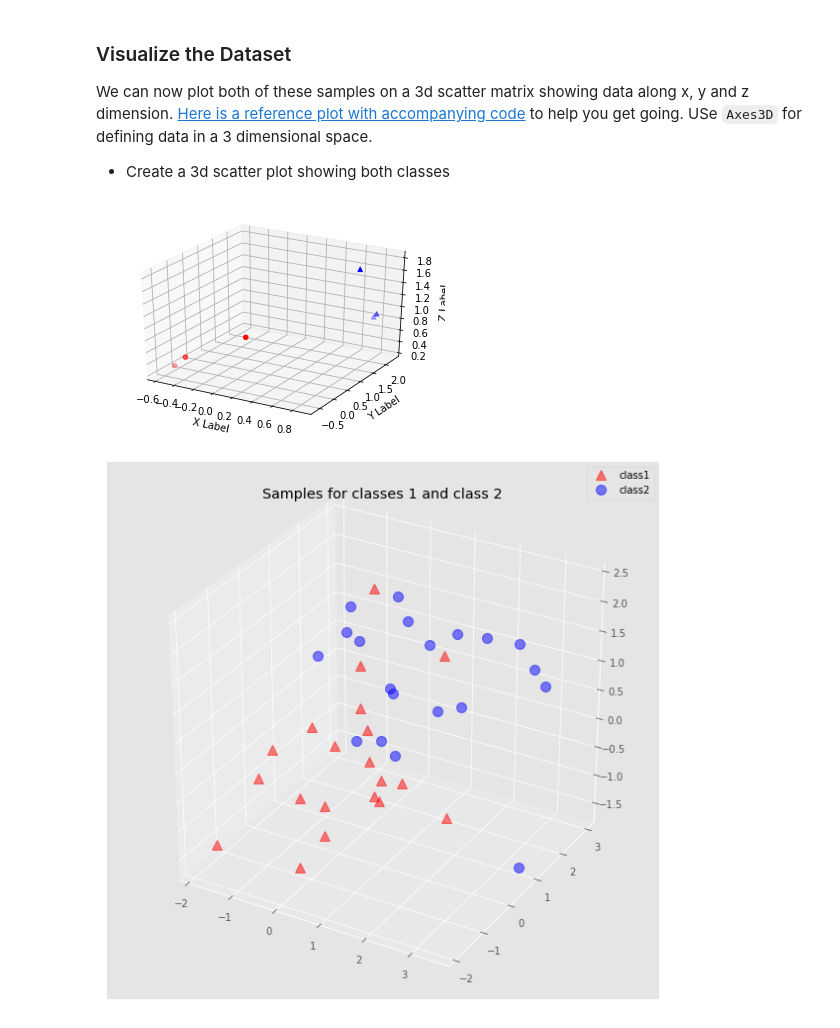
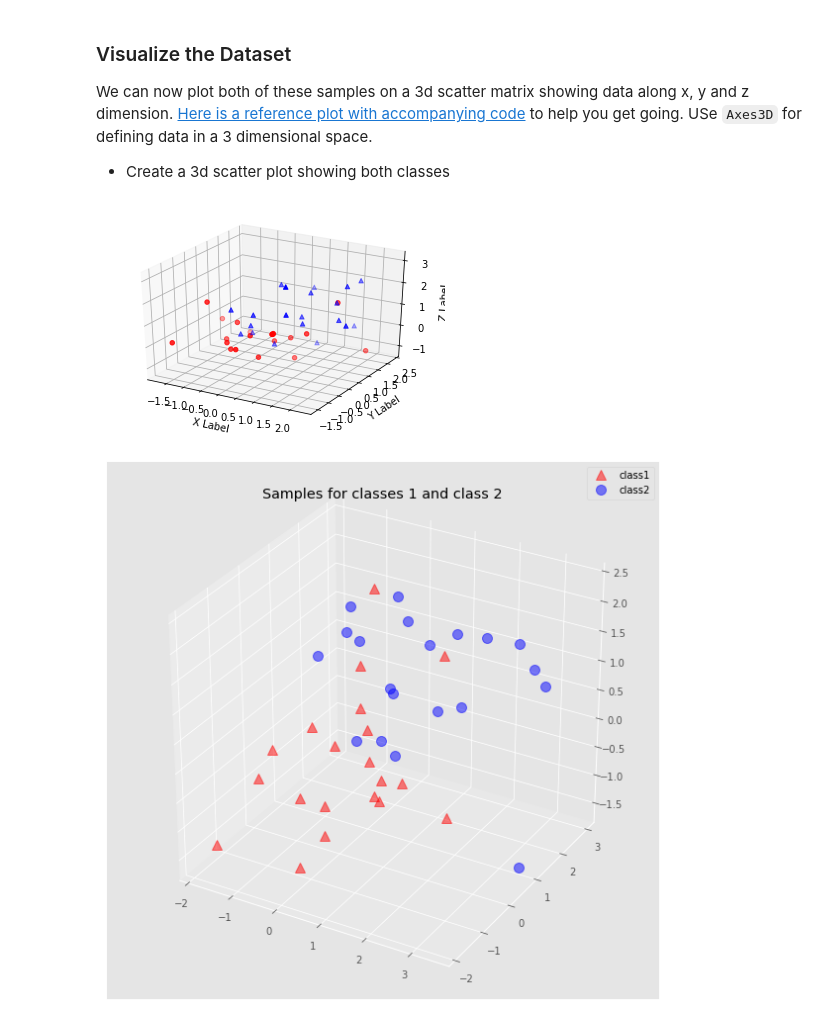
Before and after one commit to danjizquierdo/dsc-3-34-07-pca-implementation-visualization-python-numpy-lab-nyc-ds-career-012819, a Jupyter notebook: index.ipynb, the cells around one changed output. Saved outputs shown, nothing was run; the diff lists cells and outputs as text; code cells hidden in the pictures.

```diff
--- a/index.ipynb
+++ b/index.ipynb
@@ -65,20 +65,20 @@ We can now plot both of these samples on a 3d scatter matrix showing data along
 # %%
 from mpl_toolkits.mplot3d import Axes3D
 import matplotlib.pyplot as plt
 
 fig = plt.figure()
 ax = fig.add_subplot(111, projection='3d')
 
 for c, m, sample in [('r', 'o', sample1), ('b', '^', sample2)]:
-    ax.scatter(sample[:,0],sample[1],sample[2], c=c, marker=m)
+    ax.scatter(sample[:,0],sample[:,1],sample[:,2], c=c, marker=m)
 
 ax.set_xlabel('X Label')
 ax.set_ylabel('Y Label')
 ax.set_zlabel('Z Label')
 
 plt.show();
 # %% [output]
-[figure, old version]
+[figure, new version]
 # %%
 # your code here
 # %% [output]
```
